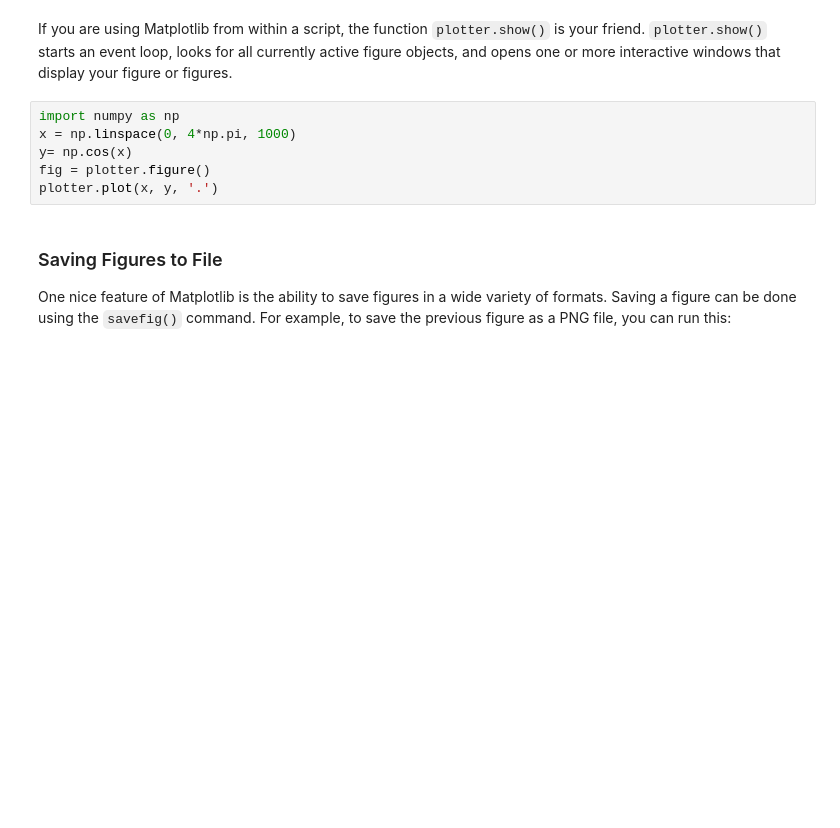
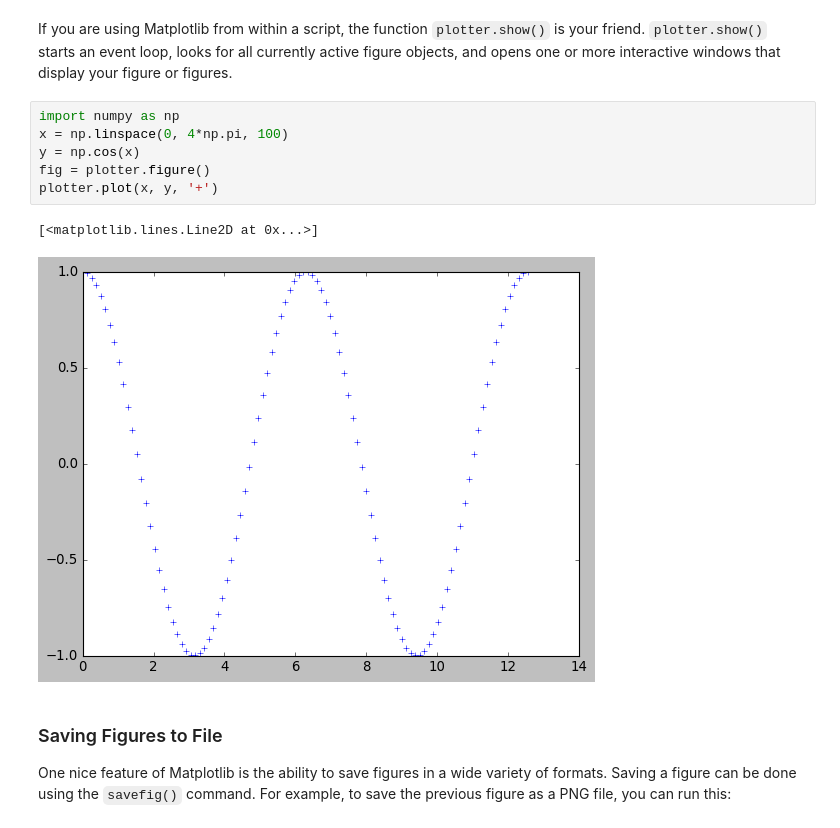
Before and after one commit to CBGP-UPM-INIA-PUBLIC/Accelerated_Advanced_Python_weeks3_4, a Jupyter notebook: Day3.ipynb, the cells around one changed output. Saved outputs shown, nothing was run; the diff lists cells and outputs as text; blank space fills up the shorter version.

```diff
--- a/Day3.ipynb
+++ b/Day3.ipynb
@@ -26,10 +26,13 @@ If you are using Matplotlib from within a script, the function ``plotter.show()`
 ``plotter.show()`` starts an event loop, looks for all currently active figure objects, and opens one or more interactive windows that display your figure or figures.
 # %%
 import numpy as np
-x = np.linspace(0, 4*np.pi, 1000)
-y= np.cos(x)
+x = np.linspace(0, 4*np.pi, 100)
+y = np.cos(x)
 fig = plotter.figure()
-plotter.plot(x, y, '.')
+plotter.plot(x, y, '+')
+# %% [output]
+[<matplotlib.lines.Line2D at 0x...>]
+[figure, added]
 # %% [markdown]
 ### Saving Figures to File
 
```
Also changed, not shown: parts of 26 cells of this notebook, 9 other files.
